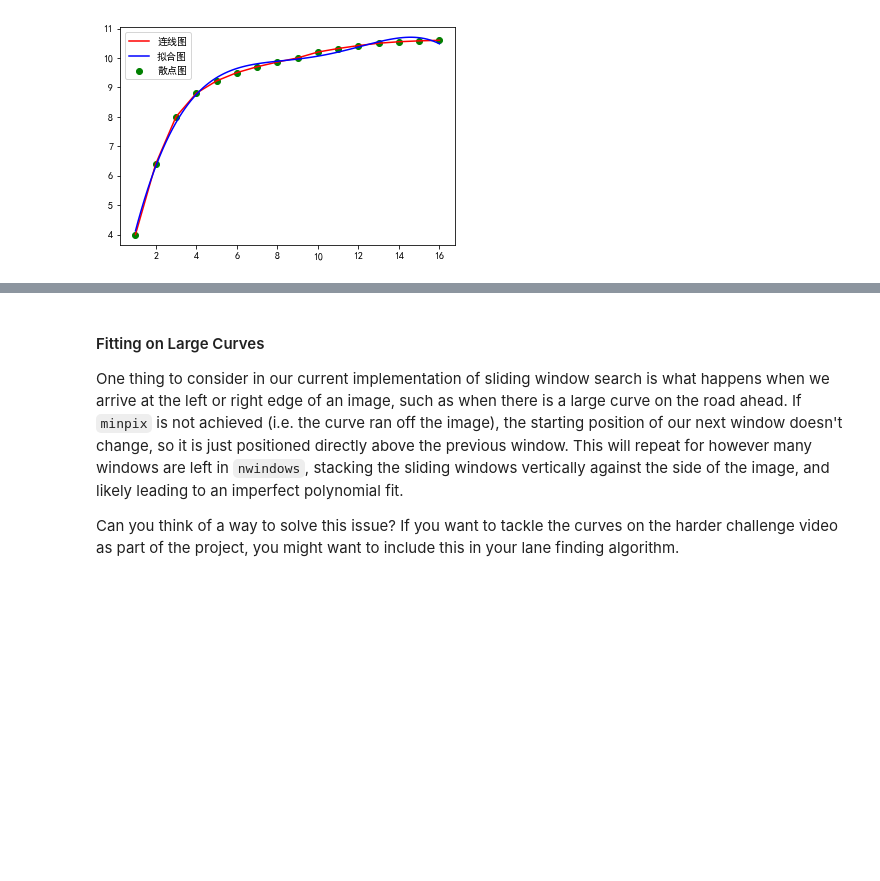
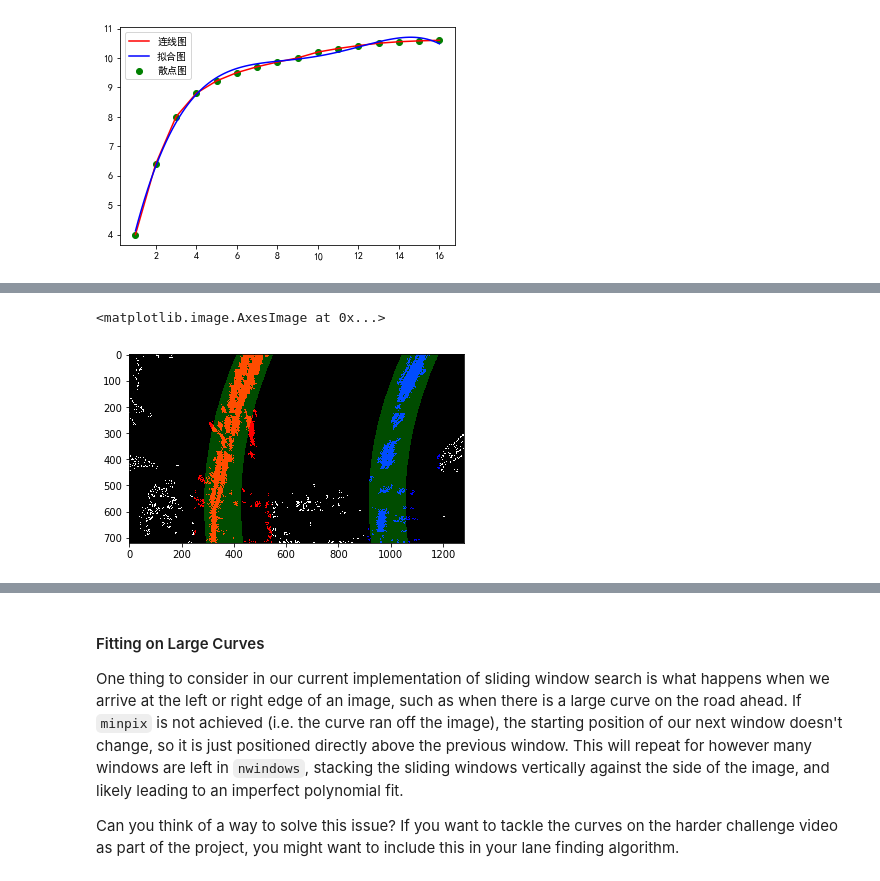
Before and after one commit to ChiangC/SDC_Python, a Jupyter notebook: ex04_advanced_computer_vision/Advanced_Computer_Vision.ipynb, the cells around one changed output, grey strips where cells are left out. Cells and saved outputs as stored; diff of their text form; code cells hidden in the pictures; blank space fills up the shorter version.

```diff
--- a/ex04_advanced_computer_vision/Advanced_Computer_Vision.ipynb
+++ b/ex04_advanced_computer_vision/Advanced_Computer_Vision.ipynb
@@ -678,0 +702,6 @@ plt.imshow(result)
+# %%
+# View your output
+plt.imshow(result)#70
+# %% [output]
+<matplotlib.image.AxesImage at 0x...>
+[figure, added]
```
Also changed, not shown: parts of 2 cells of this notebook, 2 other files.
